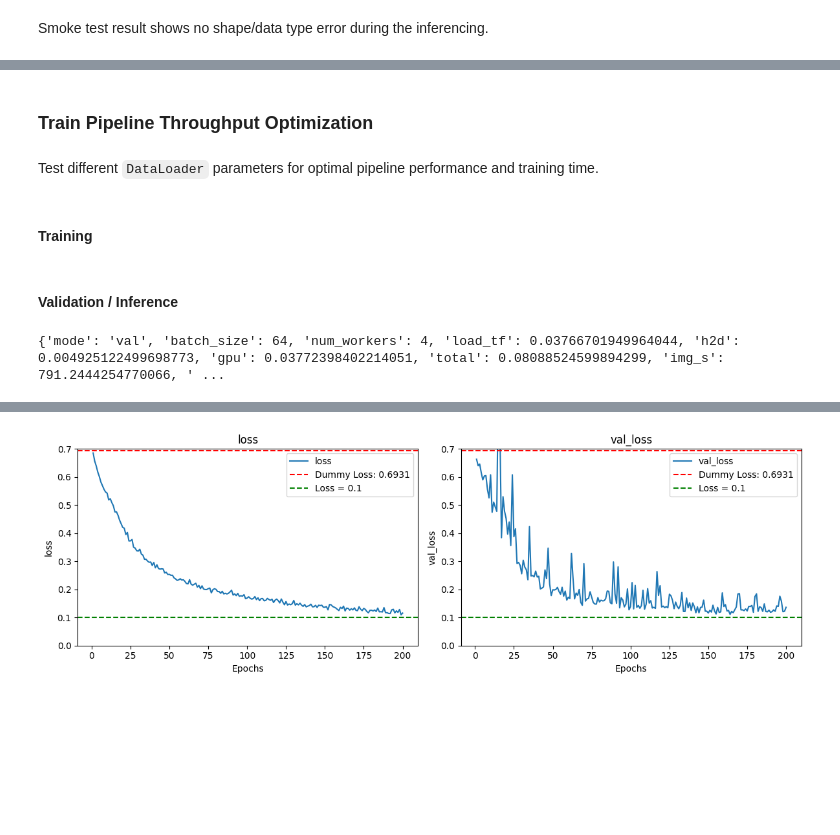
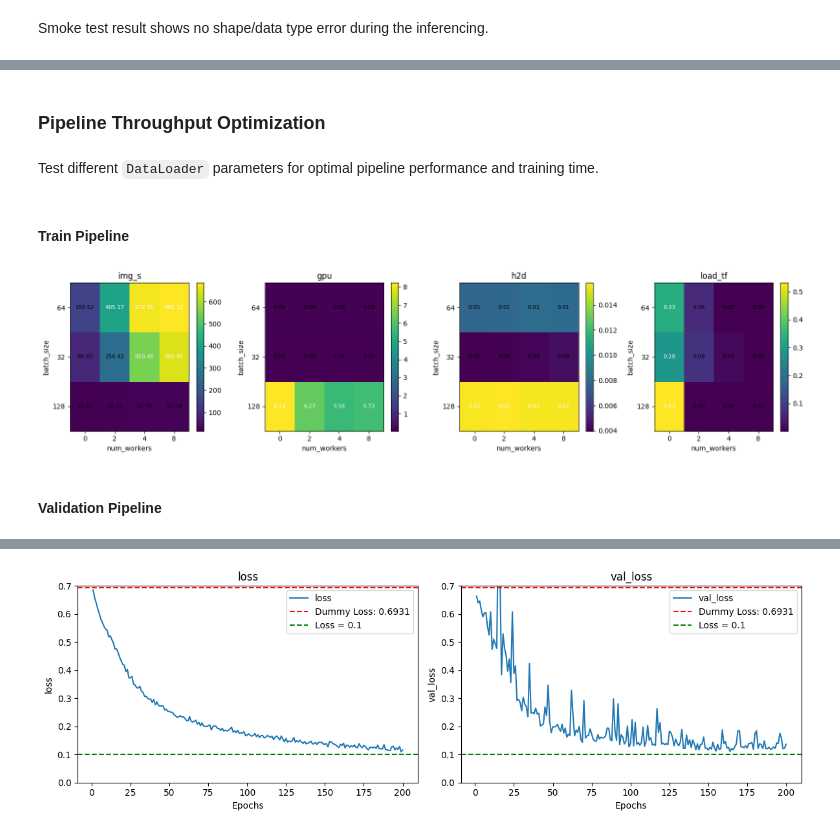
Before and after one commit to vvclin-git/kaggle-image-classification-cats_dogs, a Jupyter notebook: notebooks/01_baseline_train.ipynb, the cells around one changed output, grey strips where cells are left out. Saved outputs shown, nothing was run; the diff lists cells and outputs as text; code cells hidden in the pictures; blank space fills up the shorter version.

Commit message:
refined pipeline optimization & CV

```diff
--- a/notebooks/01_baseline_train.ipynb
+++ b/notebooks/01_baseline_train.ipynb
@@ -213,4 +217,6 @@ print(logits[0:5])
 # %% [markdown]
-### Train Pipeline Throughput Optimization
+### Pipeline Throughput Optimization
 # %% [markdown]
 Test different `DataLoader` parameters for optimal pipeline performance and training time.
+# %% [markdown]
+#### Train Pipeline
@@ -217,3 +249,38 @@ Test different `DataLoader` parameters for optimal pipeline performance and trai
+# %%
+# plot heatmap(s) from `heat` produced by build_profile_heatmap_data
+metrics = heat['metrics']
+x_vals = heat['x_values']
+y_vals = heat['y_values']
+matrices = heat['matrices']
+
+fig, axes = plt.subplots(1, len(metrics), figsize=(4 * len(metrics), 4))
+if len(metrics) == 1:
+    axes = [axes]
+
+for ax, metric in zip(axes, metrics):
+    mat = np.array(matrices[metric])
+    im = ax.imshow(mat, cmap='viridis', aspect='auto', origin='lower')
+    ax.set_title(metric)
+    ax.set_xlabel(heat['x_param'])
+    ax.set_xticks(np.arange(len(x_vals)))
+    ax.set_xticklabels(x_vals)
+    ax.set_ylabel(heat['y_param'])
+    ax.set_yticks(np.arange(len(y_vals)))
+    ax.set_yticklabels(y_vals)
+    # annotate
+    th = (mat.max() + mat.min()) / 2.0
+    for i in range(mat.shape[0]):
+        for j in range(mat.shape[1]):
+            ax.text(j, i, f"{mat[i, j]:.2f}", ha='center', va='center',
+                    color='white' if mat[i, j] > th else 'black', fontsize=8)
+    fig.colorbar(im, ax=ax)
+
+plt.tight_layout()
+plt.show()
+# %% [output]
+[figure, added]
+# %% [markdown]
+#### Validation Pipeline
 # %%
 batch_size_list = [32, 64, 128, 256]
 num_worker_list = [2, 4, 8]
@@ -240,7 +307,3 @@ heat = build_profile_heatmap_data(
     y_param="batch_size",
     metrics=["img_s", "gpu", "h2d", "load_ft"],  # load_ft alias -> load_tf
 )
-# %% [markdown]
-#### Training
-# %% [markdown]
-#### Validation / Inference
@@ -260,5 +309,0 @@ print(out_va)
-# %%
-out_va = profile_dataloader(ds, model, DEVICE, batch_size=64, num_workers=4, mode="val", drop_last=False)
-print(out_va)
-# %% [output]
-{'mode': 'val', 'batch_size': 64, 'num_workers': 4, 'load_tf': 0.03766701949964044, 'h2d': 0.004925122499698773, 'gpu': 0.03772398402214051, 'total': 0.08088524599894299, 'img_s': 791.2444254770066, ' ...
```
Also changed, not shown: parts of 34 cells of this notebook, 1 other file.
